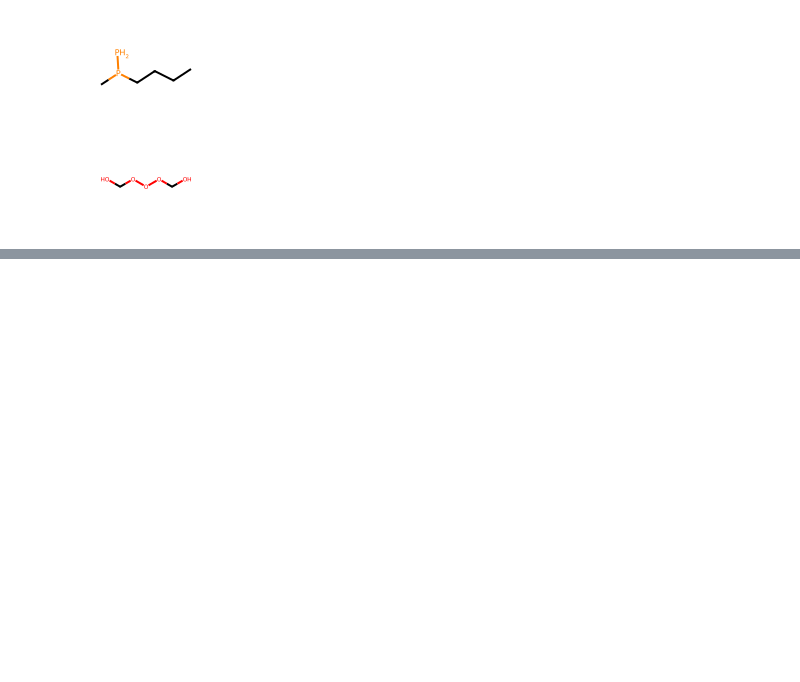
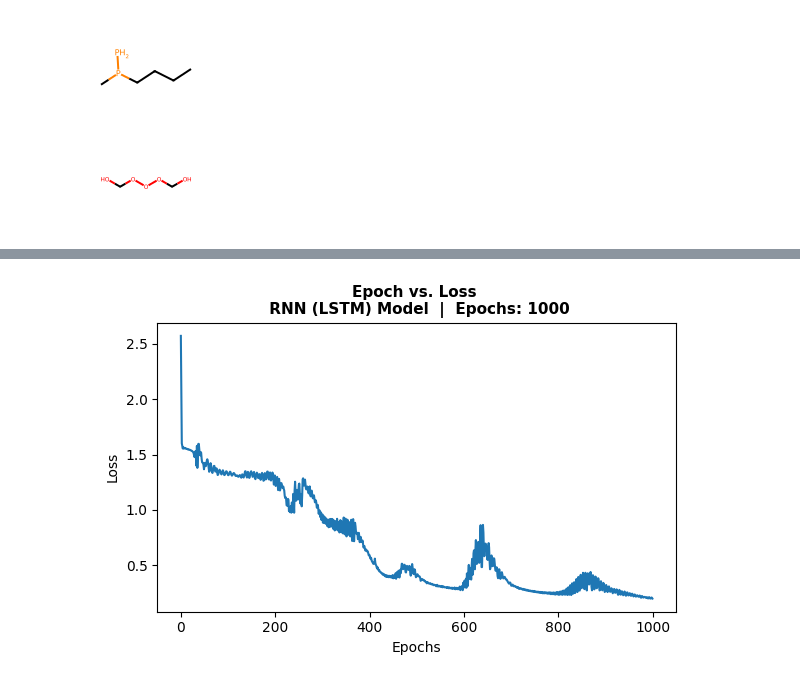
Before and after one commit to djkowalski/portfolio_logP, a Jupyter notebook: logP_CNN.ipynb, the cells around one changed output, grey strips where cells are left out. Drawn from its saved outputs; the diff is of its cells as text; code cells hidden in the pictures; blank space fills up the shorter version.

```diff
--- a/logP_CNN.ipynb
+++ b/logP_CNN.ipynb
@@ -34,10 +107,11 @@ logPdata = pd.read_csv('logP_dataset.csv', names=['SMILES', 'ClogP'])
 # %%
 # split into training and testing datasets
-split_data = sklearn.model_selection.train_test_split(
-    logPdata, test_size=0.1, shuffle=True
+split_data = train_test_split(
+    logPdata_filtered, test_size=0.1, shuffle=True
     )
 
-test, train = split_data[0], split_data[1]
+train, test = split_data[0], split_data[1]
 
-(test.shape, train.shape)
+print('Training data shape: ', train.shape)
+print('Testing data shape: ', test.shape)
 # %% [output]
@@ -126,0 +339,5 @@ Dataset CIFAR10
+# %%
+# instantiate model, criterion, and optimizer ???
+model = LSTMModel(input_dim=1, hidden_dim=100, layer_dim=1, output_dim=1)
+criterion = nn.MSELoss()
+optimizer = torch.optim.Adam(model.parameters(), lr=0.01)
@@ -126,0 +391,22 @@ Dataset CIFAR10
+# %%
+# plot loss values per epoch
+fig, ax = plt.subplots(1, 1, figsize=(6,4))
+
+### enumerate epochs
+x_vals = range(0, len(loss_by_epoch), 1)
+
+### data
+ax.plot(x_vals, loss_by_epoch)
+
+### chart labels
+plt.title(
+    f'Epoch vs. Loss \n RNN (LSTM) Model  |  Epochs: {num_epochs:.0f}',
+    fontweight='bold', fontsize=11
+)
+ax.set_xlabel('Epochs')
+ax.set_ylabel('Loss')
+
+fig.tight_layout()
+plt.show()
+# %% [output]
+[figure, added]
```
Also changed, not shown: parts of 37 cells of this notebook, 5 other files.
